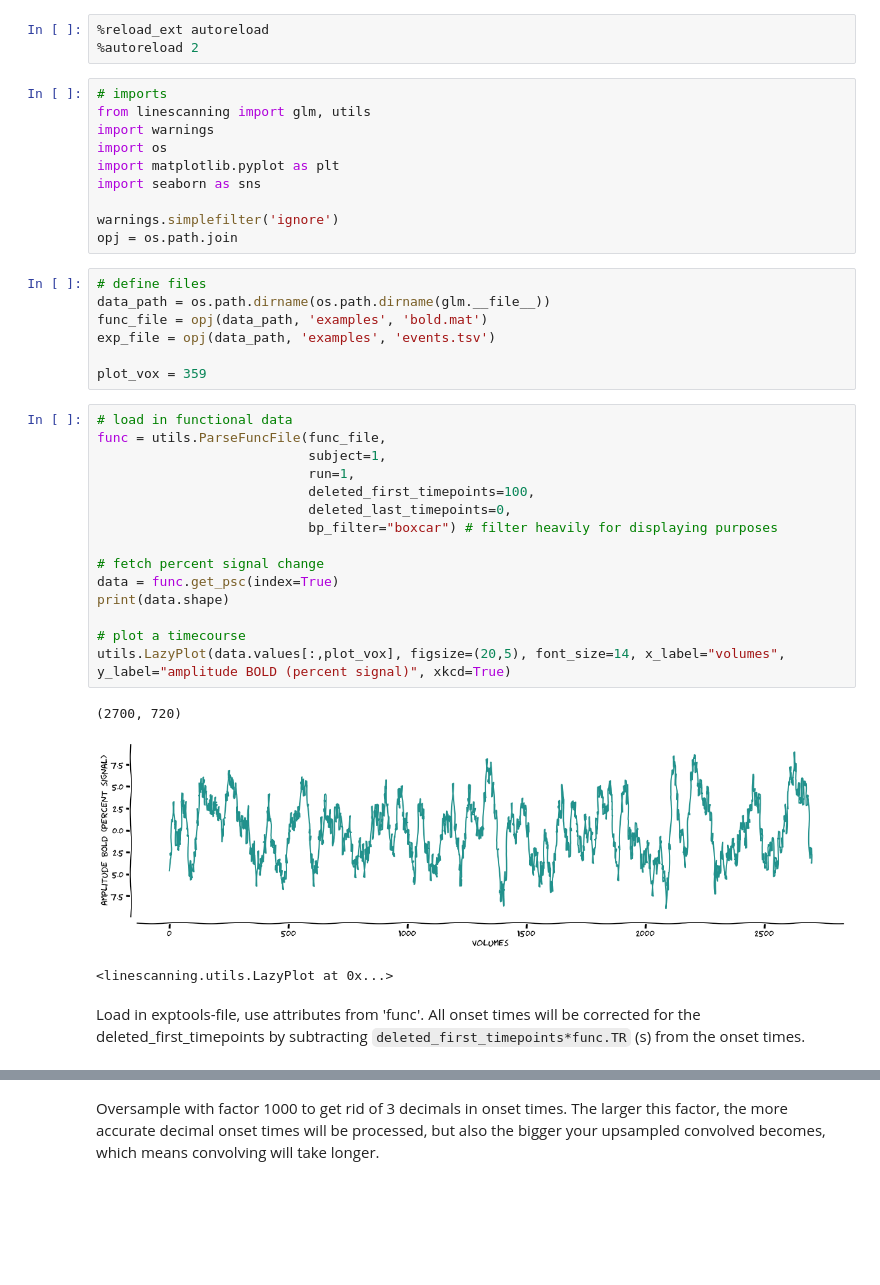
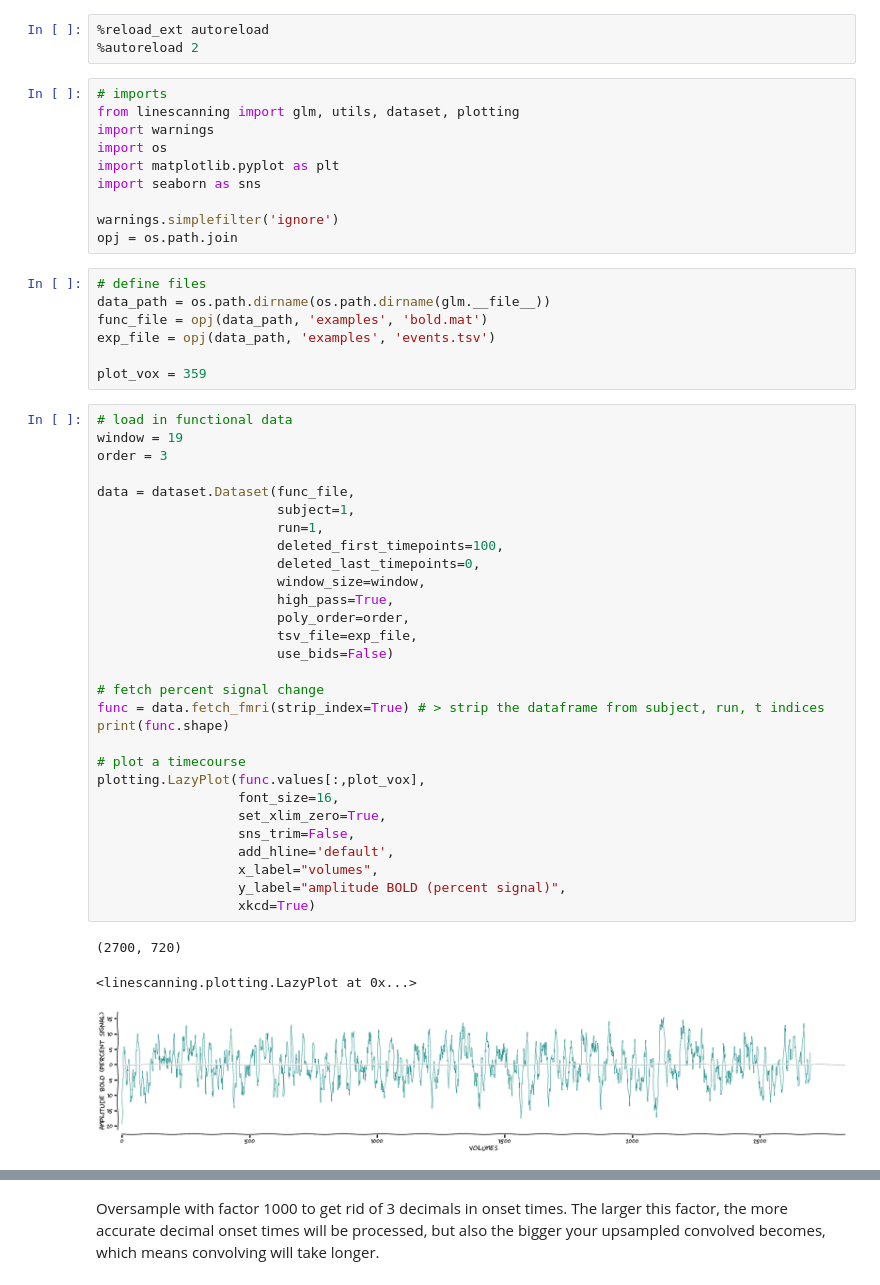
Before and after one commit to gjheij/linescanning, a Jupyter notebook: doc/source/examples/genericglm.ipynb, the cells around one changed output, grey strips where cells are left out. Cells and saved outputs as stored; diff of their text form; blank space fills up the shorter version.

Commit message:
dataset module

```diff
--- a/doc/source/examples/genericglm.ipynb
+++ b/doc/source/examples/genericglm.ipynb
@@ -8,7 +8,7 @@ This page shows how to implement a simple GLM using the functions embedded in `l
 %autoreload 2
 # %%
 # imports
-from linescanning import glm, utils
+from linescanning import glm, utils, dataset, plotting
 import warnings
 import os
 import matplotlib.pyplot as plt
@@ -25,22 +25,34 @@ exp_file = opj(data_path, 'examples', 'events.tsv')
 plot_vox = 359
 # %%
 # load in functional data
-func = utils.ParseFuncFile(func_file,
-                           subject=1,
-                           run=1,
-                           deleted_first_timepoints=100,
-                           deleted_last_timepoints=0,
-                           bp_filter="boxcar") # filter heavily for displaying purposes
+window = 19
+order = 3
+
+data = dataset.Dataset(func_file,
+                       subject=1,
+                       run=1,
+                       deleted_first_timepoints=100,
+                       deleted_last_timepoints=0,
+                       window_size=window,
+                       high_pass=True,
+                       poly_order=order,
+                       tsv_file=exp_file,
+                       use_bids=False)
 
 # fetch percent signal change
-data = func.get_psc(index=True)
-print(data.shape)
+func = data.fetch_fmri(strip_index=True) # > strip the dataframe from subject, run, t indices
+print(func.shape)
 
 # plot a timecourse
-utils.LazyPlot(data.values[:,plot_vox], figsize=(20,5), font_size=14, x_label="volumes", y_label="amplitude BOLD (percent signal)", xkcd=True)
+plotting.LazyPlot(func.values[:,plot_vox],
+                  font_size=16,
+                  set_xlim_zero=True,
+                  sns_trim=False,
+                  add_hline='default',
+                  x_label="volumes",
+                  y_label="amplitude BOLD (percent signal)",
+                  xkcd=True)
 # %% [output]
 (2700, 720)
+<linescanning.plotting.LazyPlot at 0x...>
-[figure, old version]
+[figure, new version]
-<linescanning.utils.LazyPlot at 0x...>
-# %% [markdown]
-Load in exptools-file, use attributes from 'func'. All onset times will be corrected for the deleted_first_timepoints by subtracting `deleted_first_timepoints*func.TR` (s) from the onset times.
```
Also changed, not shown: parts of 17 cells of this notebook, 3 other files.
